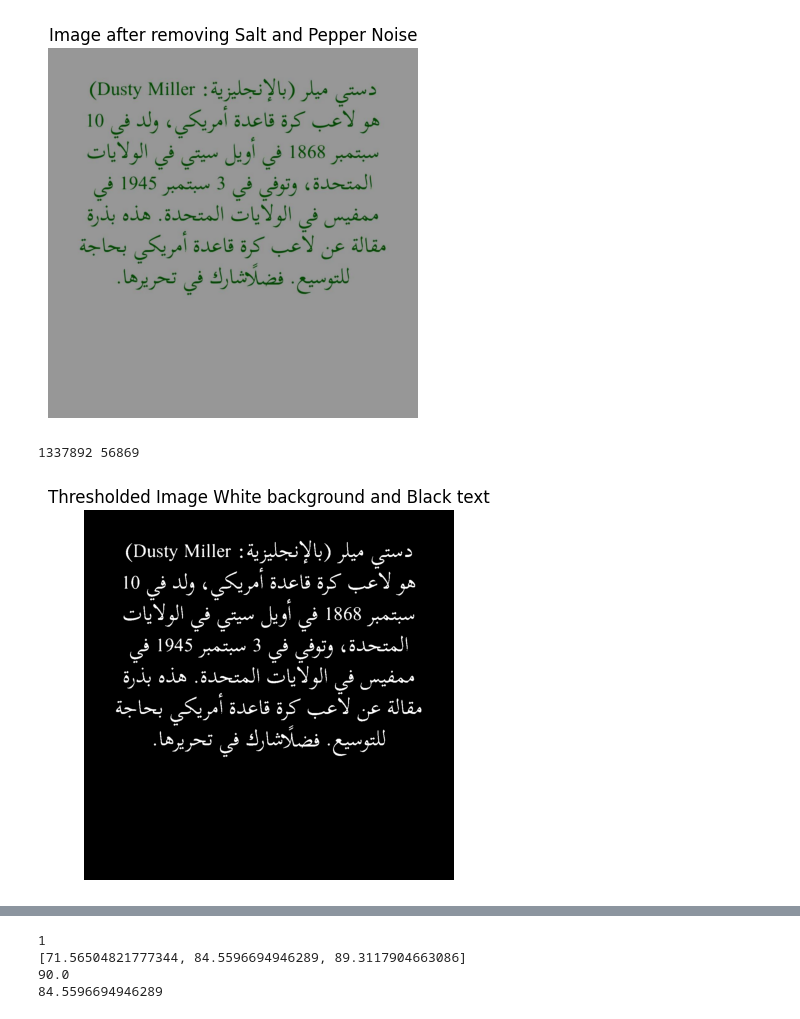
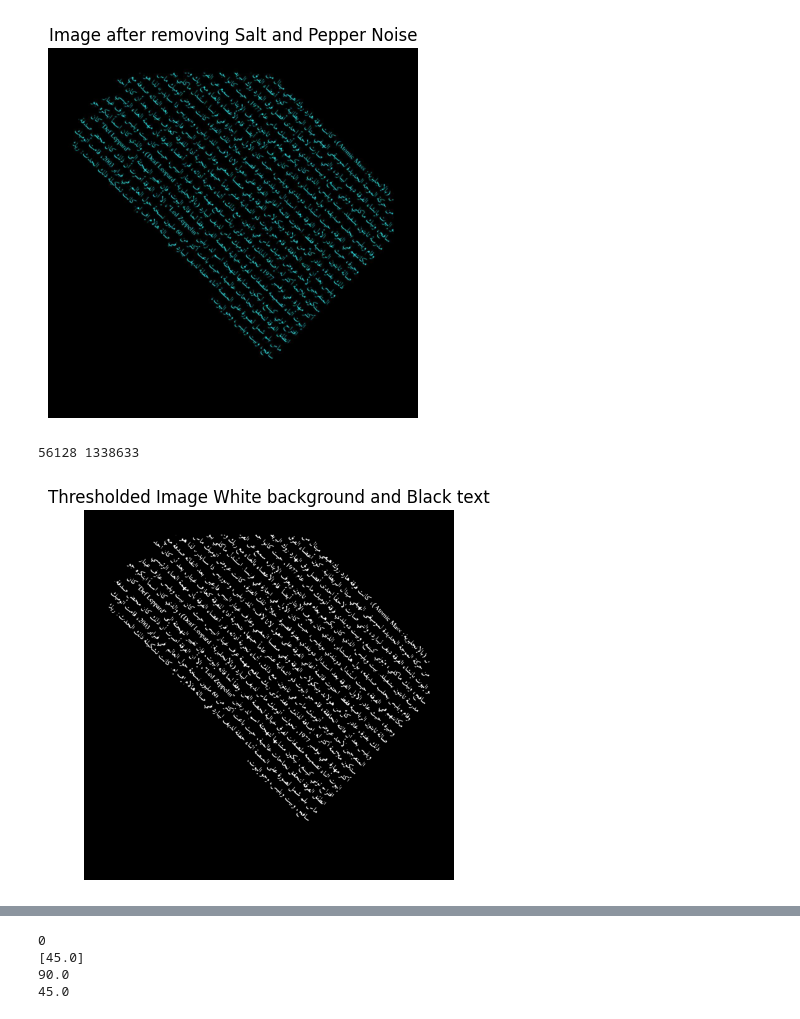
Before and after one commit to yousefosama654/Arabic-Font-Recognition, a Jupyter notebook: training-classification.ipynb, the cells around one changed output, grey strips where cells are left out. Saved outputs shown, nothing was run; the diff lists cells and outputs as text; code cells hidden in the pictures.

```diff
--- a/training-classification.ipynb
+++ b/training-classification.ipynb
@@ -26,7 +106,7 @@ def ThresholdImage(image,Trac=False):
         img = cv.bitwise_not(img)
     if Trac:
         print(num_ones, num_zeros)
-        cf.show_images([img], ["Thresholded Image White background and Black text"])
+        show_images([img], ["Thresholded Image White background and Black text"])
     return img
 # %%
 def RemoveSaltPepperNoise(image,Trace=False):
@@ -34,7 +114,7 @@ def RemoveSaltPepperNoise(image,Trace=False):
     # Remove Salt and Pepper Noise
     img = cv.medianBlur(img, 3)
     if Trace:
-        cf.show_images([img], ["Image after removing Salt and Pepper Noise"])
+        show_images([img], ["Image after removing Salt and Pepper Noise"])
     return img
 # %%
 def DeskewImage(image,Trace=False):
@@ -71,7 +151,7 @@ def DeskewImage(image,Trace=False):
     # show the contours
     if Trace:
         img = cv.drawContours(original, contours, -1, (0, 255, 0), 5)
-        cf.show_images([img], ["Contours"])
+        show_images([img], ["Contours"])
 
     # Use minAreaRect to get the rotation angles of contours.
     angles = []
@@ -109,17 +189,18 @@ def Preprocessing(image,trace=False):
     deskewed = DeskewImage(img, trace)
     return deskewed
 # %%
-img = io.imread(f"{DataSetPATH}/Scheherazade New/548.jpeg")
-# cf.showHist(img)
+img = io.imread(f"{DataSetPATH}/Scheherazade New/544.jpeg")
+# showHist(img)
 # io.imshow(img)
 
 # corrected = RemoveSaltPepperNoise(img, True)
 corrected = Preprocessing(img, True)
 
-showImage(corrected,"Corrected Image")
-io.imsave("corrected.jpg", corrected)
+
+# showImage(corrected,"Corrected Image")
+# io.imsave("corrected.jpg", corrected)
 # io.imshow(corrected)
 # %% [output]
-[figure, old version]
+[figure, new version]
-1337892 56869
+56128 1338633
-[figure, old version]
+[figure, new version]
@@ -129,4 +210,4 @@ io.imsave("corrected.jpg", corrected)
-1
-[71.56504821777344, 84.5596694946289, 89.3117904663086]
+0
+[45.0]
 90.0
-84.5596694946289
+45.0
```
Also changed, not shown: parts of 4 cells of this notebook.
